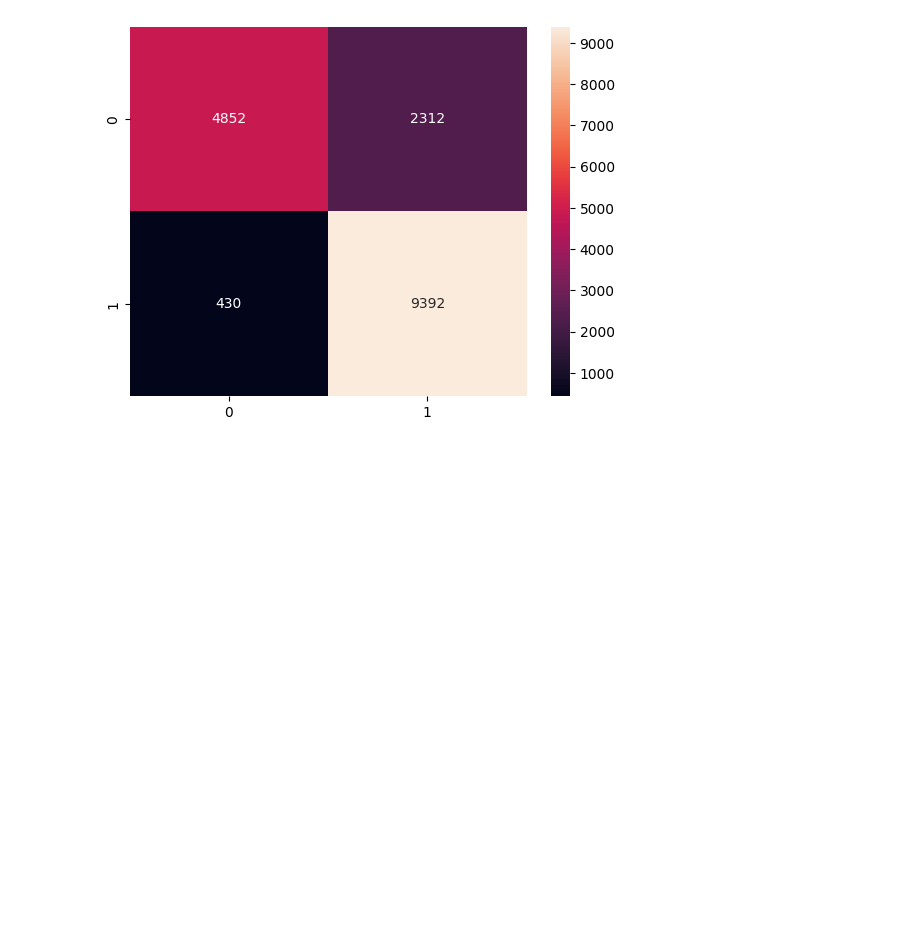
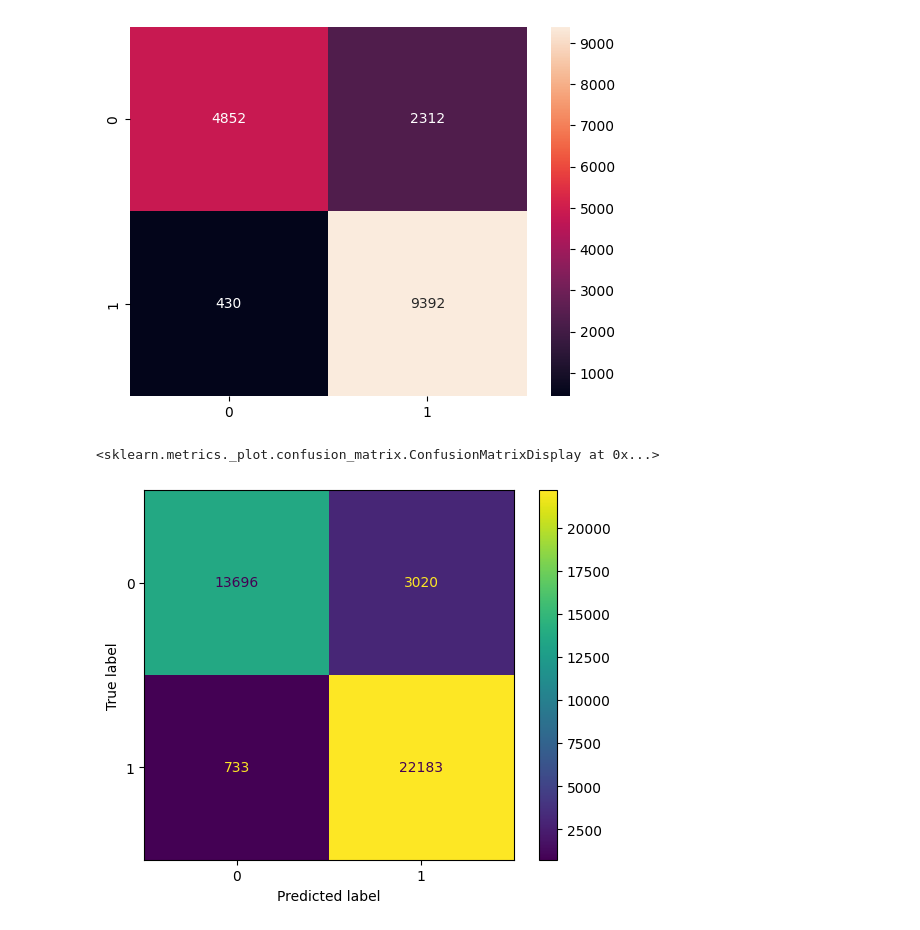
Before and after one commit to InteligenciaNegocios-G14/Proyecto1, a Jupyter notebook: Proyeto1.ipynb, the cells around one changed output. Saved outputs shown, nothing was run; the diff lists cells and outputs as text; code cells hidden in the pictures; blank space fills up the shorter version.

```diff
--- a/Proyeto1.ipynb
+++ b/Proyeto1.ipynb
@@ -367,3 +368,16 @@ Fitting 5 folds for each of 25 candidates, totalling 125 fits
 [CV 5/5] END ..C=1000, gamma=0.0001, kernel=rbf;, score=0.815 total time= 1.2min
 0.8218532909454845
 [figure]
+# %%
+from sklearn import svm
+
+bow_clf = svm.SVC(kernel='linear')
+bow_clf.fit(X_bow_train, Y_train)
+
+y_train_bow_pred = bow_clf.predict(X_bow_train)
+y_test_bow_pred = bow_clf.predict(bow.transform(X_test))
+# %%
+metrics.ConfusionMatrixDisplay.from_predictions(Y_train, y_train_bow_pred)
+# %% [output]
+<sklearn.metrics._plot.confusion_matrix.ConfusionMatrixDisplay at 0x...>
+[figure, added]
```
Also changed, not shown: parts of 15 cells of this notebook.
